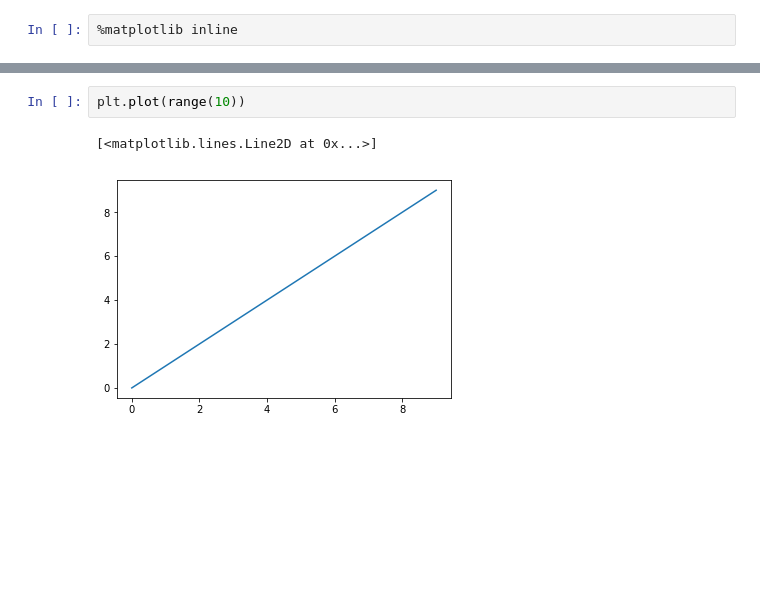
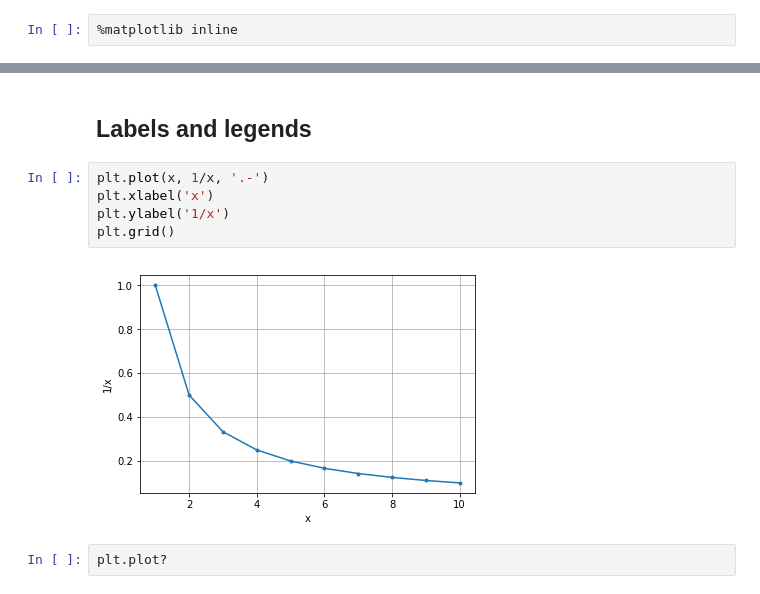
Before and after one commit to kamrik/ML1, a Jupyter notebook: lectures/02_week_lab.ipynb, the cells around one changed output, grey strips where cells are left out. Saved outputs shown, nothing was run; the diff lists cells and outputs as text; blank space fills up the shorter version.

```diff
--- a/lectures/02_week_lab.ipynb
+++ b/lectures/02_week_lab.ipynb
@@ -64,5 +147,11 @@ import matplotlib.pyplot as plt
+# %% [markdown]
+## Labels and legends
+# %%
+plt.plot(x, 1/x, '.-')
+plt.xlabel('x')
+plt.ylabel('1/x')
+plt.grid()
+# %% [output]
+[figure, added]
 # %%
-plt.plot(range(10))
+plt.plot?
-# %% [output]
-[<matplotlib.lines.Line2D at 0x...>]
-[figure, removed]
```
Also changed, not shown: parts of 23 cells of this notebook, 5 other files.
